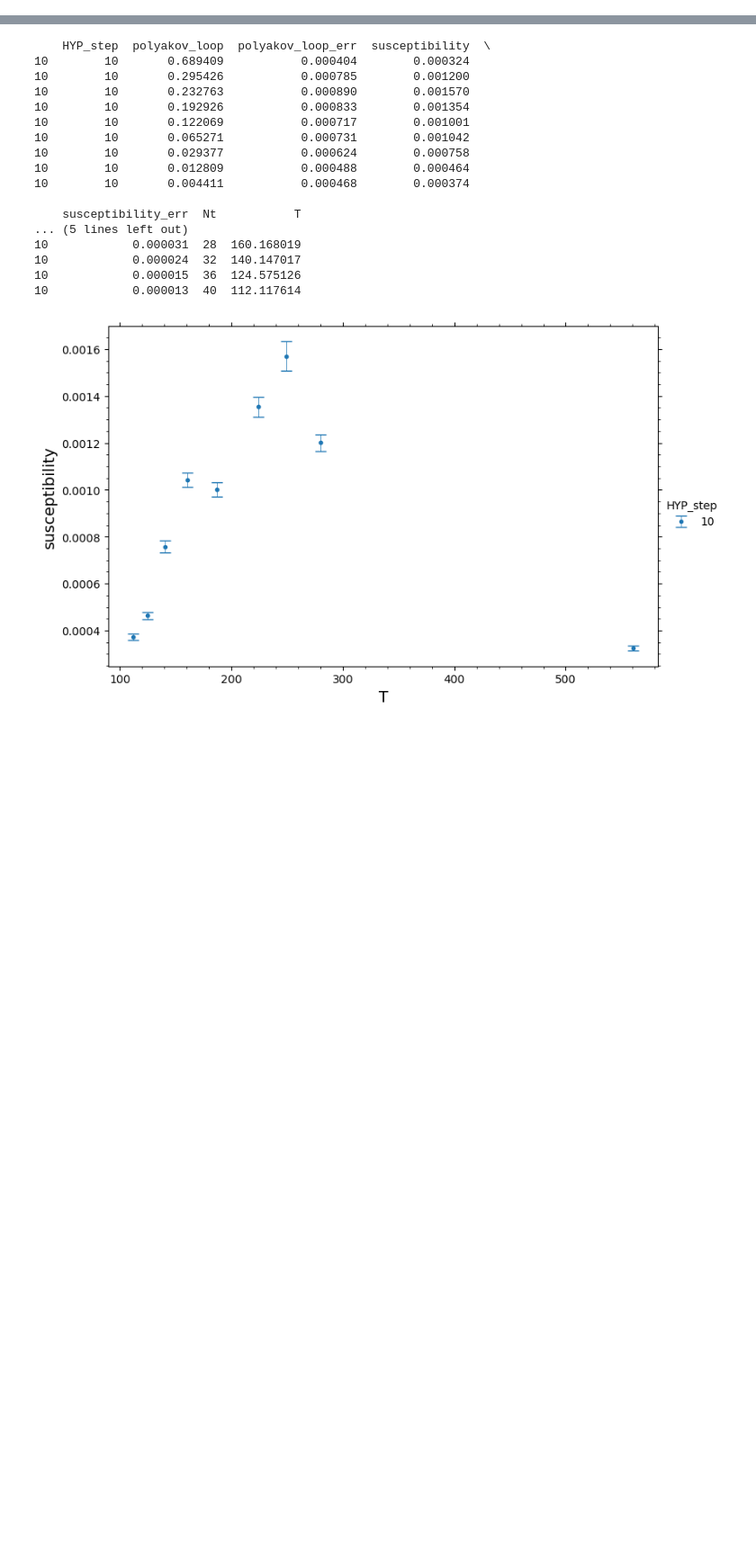
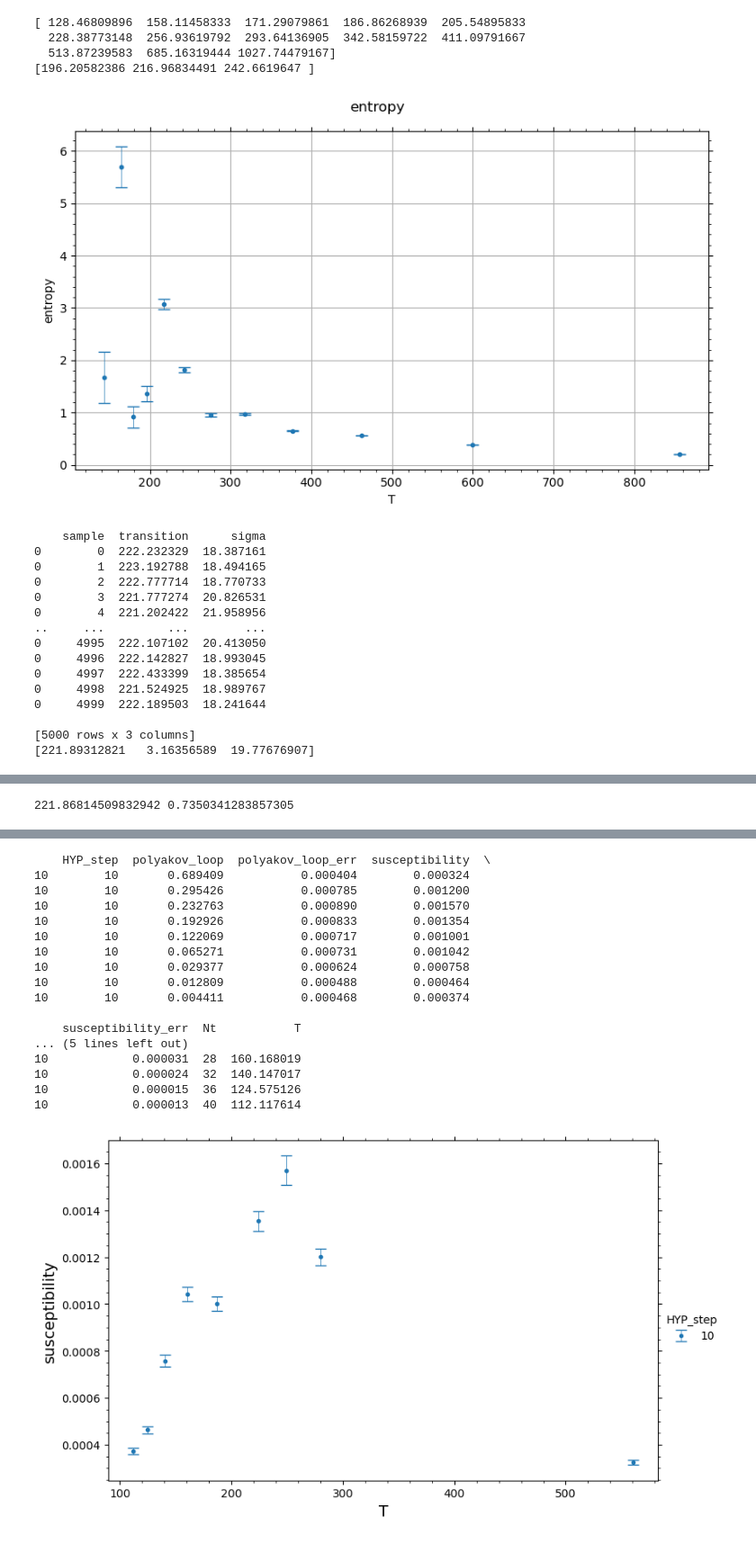
Before and after one commit to ilyakudrov/observables, a Jupyter notebook: python_jupyter/su2_qcd_transition/polyakov_loop.ipynb, the cells around one changed output, grey strips where cells are left out. Shown at 90% size. Cells and saved outputs as stored; diff of their text form; code cells hidden in the pictures; blank space fills up the shorter version.

```diff
--- a/python_jupyter/su2_qcd_transition/polyakov_loop.ipynb
+++ b/python_jupyter/su2_qcd_transition/polyakov_loop.ipynb
@@ -7,0 +208,23 @@ import numpy as np
+# %%
+# average for entropy
+df1 = pd.read_csv('/home/ilya/soft/lattice/observables/result/merged/polyakov_loop/polyakov_loops.csv')
+df1['owner'] = 'Ilya'
+df1 = df1[df1['Ns'] == 32]
+df1 = df1[~df1['Nt'].isin([17, 19])]
+# df1 = df1[~((df1['chain'] == 's0') & (df1['conf'] <= 200))]
+df2 = pd.read_csv('/home/ilya/soft/lattice/observables/result/vladimir_data/merged/polyakov_loop/polyakov_loops.csv')
+df2['owner'] = 'Vladimir'
+df = pd.concat([df1, df2], ignore_index=True)
+df = df[df['HYP'] == 10]
+fm_to_GeV = 1/0.197327
+a = 0.048 * fm_to_GeV / 1000
+df['T'] = 1 / (df['Nt'] * a)
+df['PL'] = df['PL'] * (1.017 ** df['Nt'])
+print(np.sort(df['T'].unique()))
+print(df)
+df = df.groupby(['mu']).apply(entropy_sample, 5000)
+# print(df)
+df1 = df.groupby(['T', 'mu'])['entropy']\
+                  .agg([('entropy', 'mean'), ('err', lambda x: np.std(x, ddof=0))]).reset_index(level=['T', 'mu'])
+print(df1)
+df1.to_csv(f"../../result/polyakov_loop/su2/qc2dstag/entropy.csv", index=False)
@@ -7,0 +294,23 @@ import numpy as np
+# %%
+df_e_0_3p = transition_entropy(0, 10, (180, 270), [220, 2, 20])
+# %% [output]
+[ 128.46809896  158.11458333  171.29079861  186.86268939  205.54895833
+  228.38773148  256.93619792  293.64136905  342.58159722  411.09791667
+  513.87239583  685.16319444 1027.74479167]
+[196.20582386 216.96834491 242.6619647 ]
+[figure, added]
+    sample  transition      sigma
+0        0  222.232329  18.387161
+0        1  223.192788  18.494165
+0        2  222.777714  18.770733
+0        3  221.777274  20.826531
+0        4  221.202422  21.958956
+..     ...         ...        ...
+0     4995  222.107102  20.413050
+0     4996  222.142827  18.993045
+0     4997  222.433399  18.385654
+0     4998  221.524925  18.989767
+0     4999  222.189503  18.241644
+
+[5000 rows x 3 columns]
+[221.89312821   3.16356589  19.77676907]
@@ -7,0 +318 @@ import numpy as np
+221.86814509832942 0.7350341283857305
```
Also changed, not shown: parts of 46 cells of this notebook, 3 other files.
